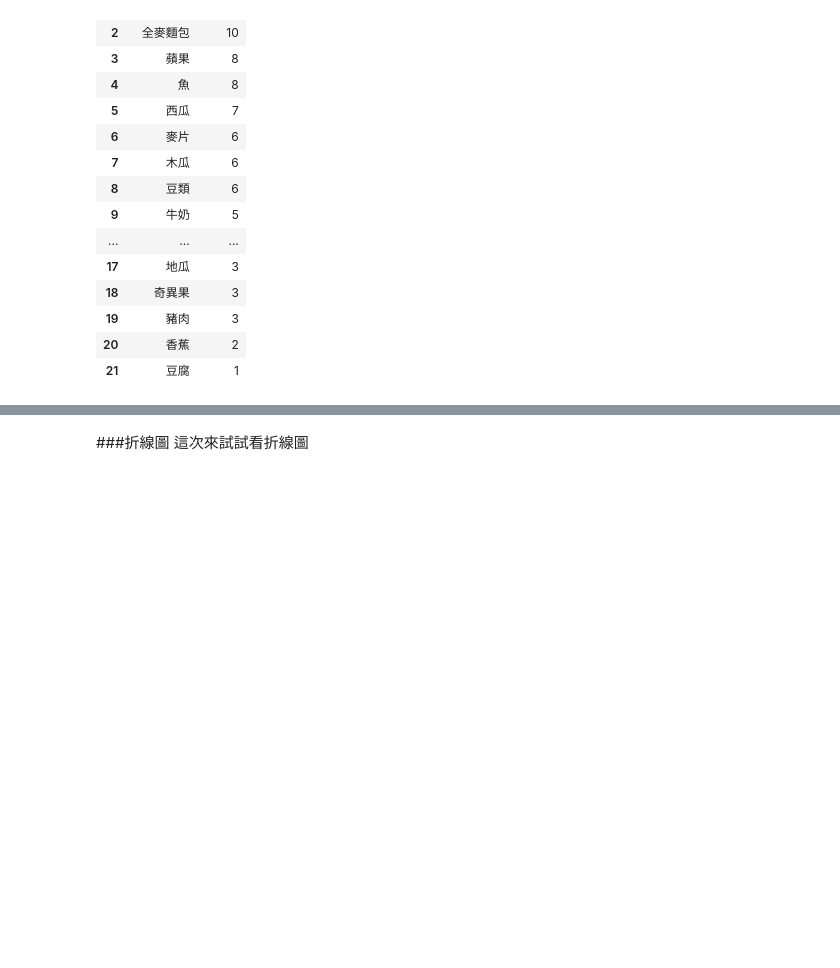
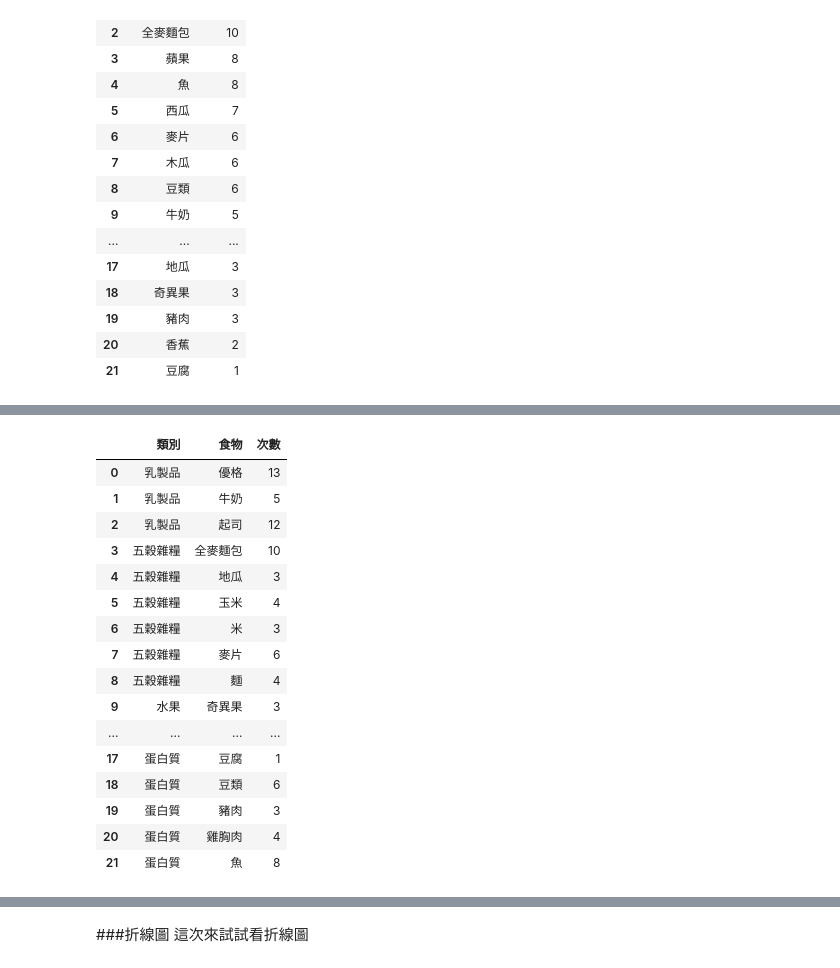
Before and after one commit to Huwalli/PLta, a Jupyter notebook: 資料視覺化.ipynb, the cells around one changed output, grey strips where cells are left out. Drawn from its saved outputs; the diff is of its cells as text; code cells hidden in the pictures; blank space fills up the shorter version.

```diff
--- a/資料視覺化.ipynb
+++ b/資料視覺化.ipynb
@@ -240,0 +299,36 @@ fig.show()
+# %%
+import pandas as pd
+import plotly.express as px
+
+# 假設 Day 是早餐資料
+Day = df[df['餐別'] == '早餐']
+
+# 建立長格式 DataFrame，方便堆疊
+stacked_df = pd.melt(
+    Day,
+    value_vars=['五穀雜糧','蛋白質','乳製品','水果'],
+    var_name='類別',
+    value_name='食物'
+)
+
+# 計算每種食物在每個類別的次數
+food_count_stacked = stacked_df.groupby(['類別','食物']).size().reset_index(name='次數')
+food_count_stacked
+# %% [output]
+|  | 類別 | 食物 | 次數 |
+| 0 | 乳製品 | 優格 | 13 |
+| 1 | 乳製品 | 牛奶 | 5 |
+| 2 | 乳製品 | 起司 | 12 |
+| 3 | 五穀雜糧 | 全麥麵包 | 10 |
+| 4 | 五穀雜糧 | 地瓜 | 3 |
+| 5 | 五穀雜糧 | 玉米 | 4 |
+| 6 | 五穀雜糧 | 米 | 3 |
+| 7 | 五穀雜糧 | 麥片 | 6 |
+| 8 | 五穀雜糧 | 麵 | 4 |
+| 9 | 水果 | 奇異果 | 3 |
+| ... | ... | ... | ... |
+| 17 | 蛋白質 | 豆腐 | 1 |
+| 18 | 蛋白質 | 豆類 | 6 |
+| 19 | 蛋白質 | 豬肉 | 3 |
+| 20 | 蛋白質 | 雞胸肉 | 4 |
+| 21 | 蛋白質 | 魚 | 8 |
```
Also changed, not shown: parts of 3 cells of this notebook.
